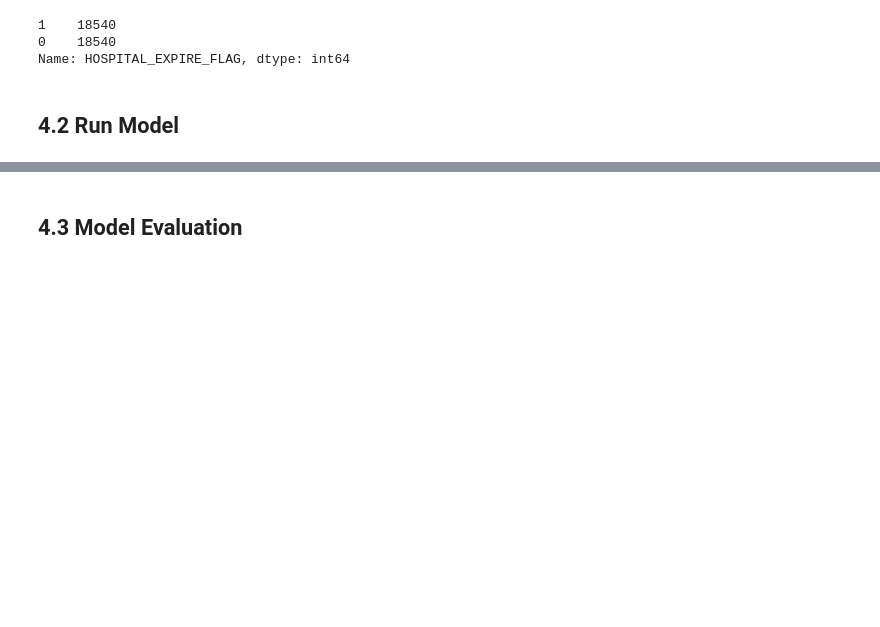
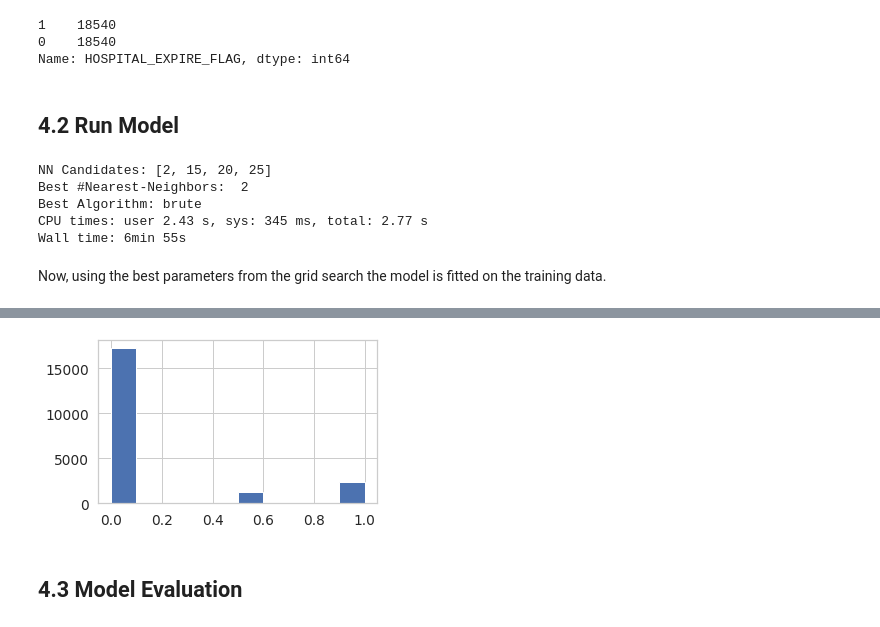
Before and after one commit to MathiasSchindlerCPH/BSE-T2-CML2-repo, a Jupyter notebook: Project-1-kNN/msch_kNN_v1.ipynb, the cells around one changed output, grey strips where cells are left out. Drawn from its saved outputs; the diff is of its cells as text; code cells hidden in the pictures; blank space fills up the shorter version.

```diff
--- a/Project-1-kNN/msch_kNN_v1.ipynb
+++ b/Project-1-kNN/msch_kNN_v1.ipynb
@@ -625,10 +613,68 @@ Name: HOSPITAL_EXPIRE_FLAG, dtype: int64
-# %%
-# Instantiate
-knn_imb = KNeighborsClassifier(n_neighbors = 300, algorithm='brute')
-
-# Fit
-knn_imb.fit(X_ros, y_ros)
-
-# Predict
-y_hat = knn_imb.predict(X_ros)
-p_hat = knn_imb.predict_proba(X_ros)[:,1]
+# %%
+# Set pipeline
+KNN = KNeighborsClassifier()
+
+#n_neighbors = [2, 3, 5, 10]
+n_neighbors = [2, 15, 20, 25]
+
+algorithm = ["auto",  "ball_tree", "kd_tree", "brute"]
+
+pipe = Pipeline(steps=[("KNN", KNN)])
+
+parameters = dict(KNN__n_neighbors = n_neighbors,
+                  KNN__algorithm = algorithm)
+# %%
+%%time
+# Print of NN candidates
+print("NN Candidates: "+ str(n_neighbors))
+
+# Instantiate grid search and pipe
+clf = RandomizedSearchCV(pipe, parameters,
+                         scoring = 'roc_auc',
+                         cv = 5,
+                         n_jobs = -1)
+'''
+clf = GridSearchCV(pipe, parameters,
+                   scoring = 'roc_auc',
+                   cv = 5,
+                   n_jobs = -1)
+'''
+
+# Run grid search
+clf.fit(X_ros, y_ros)
+
+# Print best parameters
+best_nn = clf.best_estimator_.get_params()['KNN__n_neighbors']
+best_alg = clf.best_estimator_.get_params()['KNN__algorithm']
+
+print('Best #Nearest-Neighbors: ', best_nn)
+print('Best Algorithm:', best_alg)
+# %% [output]
+NN Candidates: [2, 15, 20, 25]
+Best #Nearest-Neighbors:  2
+Best Algorithm: brute
+CPU times: user 2.43 s, sys: 345 ms, total: 2.77 s
+Wall time: 6min 55s
+# %% [markdown]
+Now, using the best parameters from the grid search the model is fitted on the training data.
+# %%
+%%time
+# Print hyperparameters from grid search
+print('Best NN: ' + str(best_nn)); print('Best Algorithm: ' + str(best_alg))
+
+# Instantiate
+knn = KNeighborsClassifier(n_neighbors = best_nn,
+                           #n_neighbors = 300,
+                           #algorithm = 'auto')
+                           algorithm = best_alg)
+
+# Fit (using oversampled data)
+knn.fit(X_ros, y_ros)
+
+# Predict (using original, unbalanced data)
+y_hat = knn.predict(X_train)
+p_hat = knn.predict_proba(X_train)[:,1]
+
+# Plot p_hat distribution
+my_fcts.p_hat_plot(p_hat)
+# %% [output]
@@ -635,2 +685,3 @@ p_hat = knn_imb.predict_proba(X_ros)[:,1]
+[figure, added]
 # %% [markdown]
 ## 4.3 Model Evaluation
```
Also changed, not shown: parts of 26 cells of this notebook.
